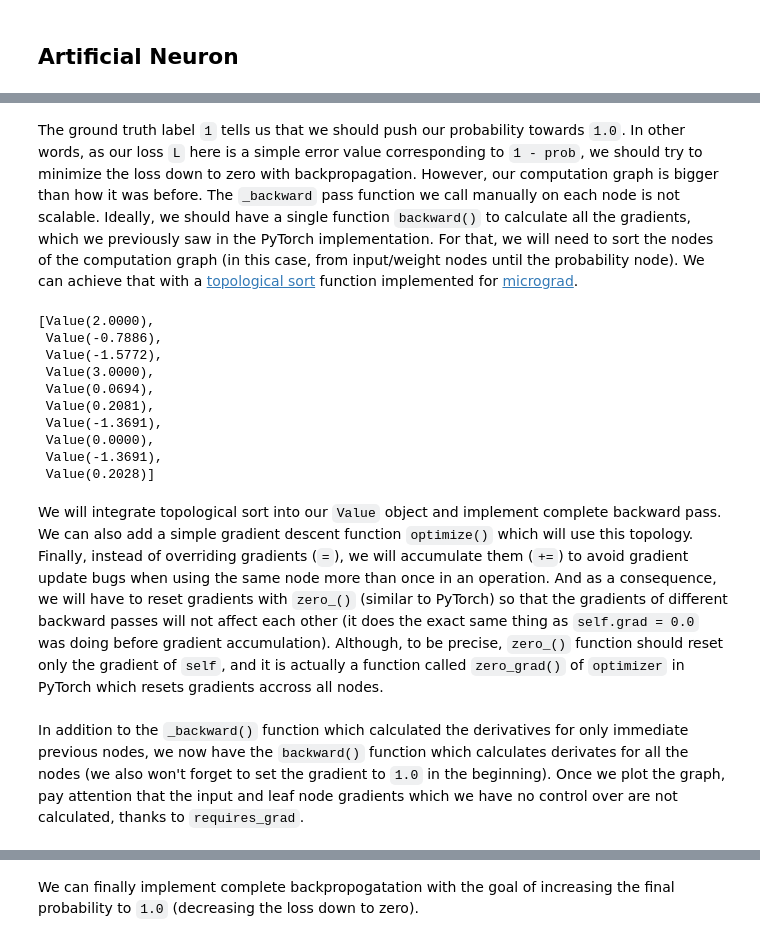
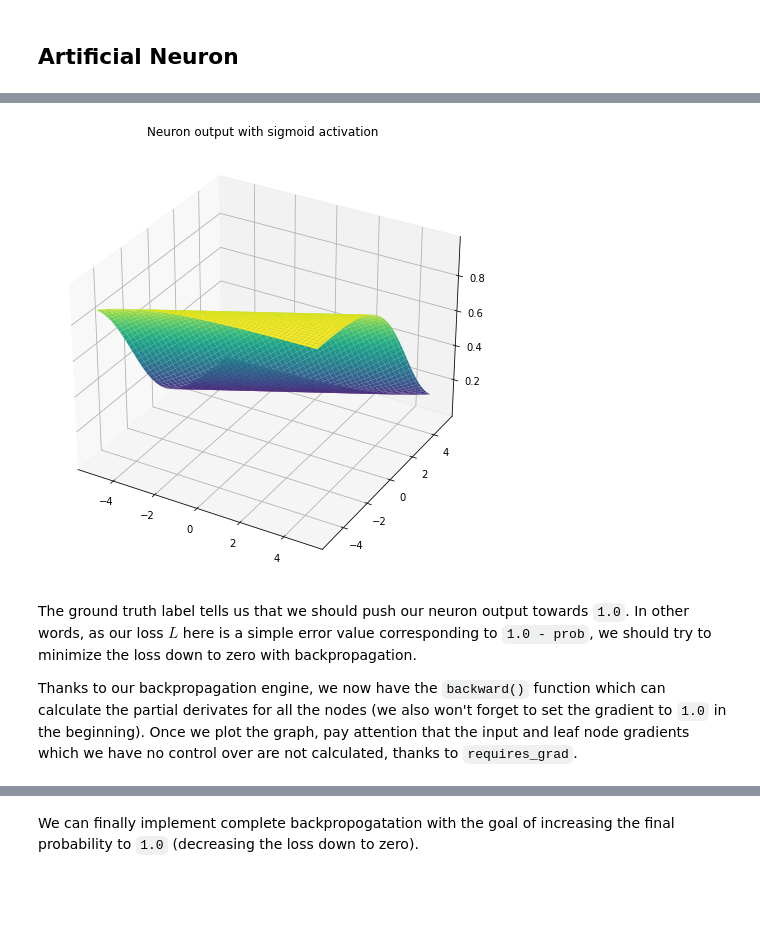
Before and after one commit to shahaliyev/csci4701, a Jupyter notebook: docs/notebooks/02_neural_network.ipynb, the cells around one changed output, grey strips where cells are left out. Cells and saved outputs as stored; diff of their text form; code cells hidden in the pictures; blank space fills up the shorter version.

```diff
--- a/docs/notebooks/02_neural_network.ipynb
+++ b/docs/notebooks/02_neural_network.ipynb
@@ -330,6 +262,4 @@ We will initially implement a simple `Neuron` class in 3D (2-dimensional input v
 # %%
-from mpl_toolkits.mplot3d import Axes3D
-
 class Neuron:
   def __init__(self):
     self.w1 = Value(np.random.uniform(-1, 1), label='w1', requires_grad=True)
@@ -339,24 +269,4 @@ class Neuron:
   def __call__(self, x1, x2):
     out = x1 * self.w1 + x2 * self.w2 + self.b
     return out.sigmoid()
-
-  # this code here is for plotting, no need to understand, works for only 3D
-  def plot(self):
-    x1_vals = np.linspace(-5, 5, 100)
-    x2_vals = np.linspace(-5, 5, 100)
-    X1, X2 = np.meshgrid(x1_vals, x2_vals)
-    Z = np.zeros_like(X1)
-
-    for i in range(X1.shape[0]):
-      for j in range(X1.shape[1]):
-        x1 = Value(X1[i, j])
-        x2 = Value(X2[i, j])
-        output = self(x1, x2)
-        Z[i, j] = output.data
-
-    fig = plt.figure(figsize=(10, 8))
-    ax = fig.add_subplot(111, projection='3d')
-    ax.plot_surface(X1, X2, Z, cmap='viridis')
-    ax.set_title(f'Neuron Output with Sigmoid Activation)')
-    plt.show()
 # %% [markdown]
@@ -381,26 +286,0 @@ n.plot()
-# %% [markdown]
-The ground truth label `1` tells us that we should push our probability towards `1.0`. In other words, as our loss `L` here is a simple error value corresponding to `1 - prob`, we should try to minimize the loss down to zero with backpropagation. However, our computation graph is bigger than how it was before. The `_backward` pass function we call manually on each node is not scalable. Ideally, we should have a single function `backward()` to calculate all the gradients, which we previously saw in the PyTorch implementation. For that, we will need to sort the nodes of the computation graph (in this case, from input/weight nodes until the probability node). We can achieve that with a [topological sort](https://en.wikipedia.org/wiki/Topological_sorting) function implemented for [micrograd](https://github.com/karpathy/micrograd/blob/master/micrograd/engine.py).
-# %%
-topo = []
-visited = set()
-def build_topo(v):
-  if v not in visited:
-    visited.add(v)
-    for child in v._prev:
-      build_topo(child)
-    topo.append(v)
-build_topo(pred)
-topo
-# %% [output]
-[Value(2.0000),
- Value(-0.7886),
- Value(-1.5772),
- Value(3.0000),
- Value(0.0694),
- Value(0.2081),
- Value(-1.3691),
- Value(0.0000),
- Value(-1.3691),
- Value(0.2028)]
-# %% [markdown]
-We will integrate topological sort into our `Value` object and implement complete backward pass. We can also add a simple gradient descent function `optimize()` which will use this topology. Finally, instead of overriding gradients (`=`), we will accumulate them (`+=`) to avoid gradient update bugs when using the same node more than once in an operation. And as a consequence, we will have to reset gradients with `zero_()` (similar to PyTorch) so that the gradients of different backward passes will not affect each other (it does the exact same thing as `self.grad = 0.0` was doing before gradient accumulation). Although, to be precise, `zero_()` function should reset only the gradient of `self`, and it is actually a function called `zero_grad()` of `optimizer` in PyTorch which resets gradients accross all nodes.
@@ -494,5 +287,32 @@ class Value:
+# %%
+# The helper function here is for plotting, no need to understand it
+from mpl_toolkits.mplot3d import Axes3D
+
+def plot_neuron_3d(neuron, x_range=(-5, 5), num=100, activation='sigmoid'):
+  x1_vals = np.linspace(x_range[0], x_range[1], num)
+  x2_vals = np.linspace(x_range[0], x_range[1], num)
+  X1, X2 = np.meshgrid(x1_vals, x2_vals)
+  Z = np.zeros_like(X1)
+
+  for i in range(X1.shape[0]):
+    for j in range(X1.shape[1]):
+      x1 = Value(X1[i, j])
+      x2 = Value(X2[i, j])
+      Z[i, j] = neuron(x1, x2).data
+
+  fig = plt.figure(figsize=(10, 8))
+  ax = fig.add_subplot(111, projection='3d')
+  ax.plot_surface(X1, X2, Z, cmap='viridis')
+  ax.set_title(f'Neuron output with {activation} activation')
+  plt.show()
+# %%
+plot_neuron_3d(n)
+# %% [output]
+[figure, added]
 # %% [markdown]
-In addition to the `_backward()` function which calculated the derivatives for only immediate previous nodes, we now have the `backward()` function which calculates derivates for all the nodes (we also won't forget to set the gradient to `1.0` in the beginning). Once we plot the graph, pay attention that the input and leaf node gradients which we have no control over are not calculated, thanks to `requires_grad`.
+The ground truth label tells us that we should push our neuron output towards `1.0`. In other words, as our loss $L$ here is a simple error value corresponding to `1.0 - prob`, we should try to minimize the loss down to zero with backpropagation.
+
+Thanks to our backpropagation engine, we now have the `backward()` function which can calculate the partial derivates for all the nodes (we also won't forget to set the gradient to `1.0` in the beginning). Once we plot the graph, pay attention that the input and leaf node gradients which we have no control over are not calculated, thanks to `requires_grad`.
 # %%
 x1 = Value(2, label='x1')
 x2 = Value(5, label='x2')
```
Also changed, not shown: parts of 65 cells of this notebook, 3 other files.
